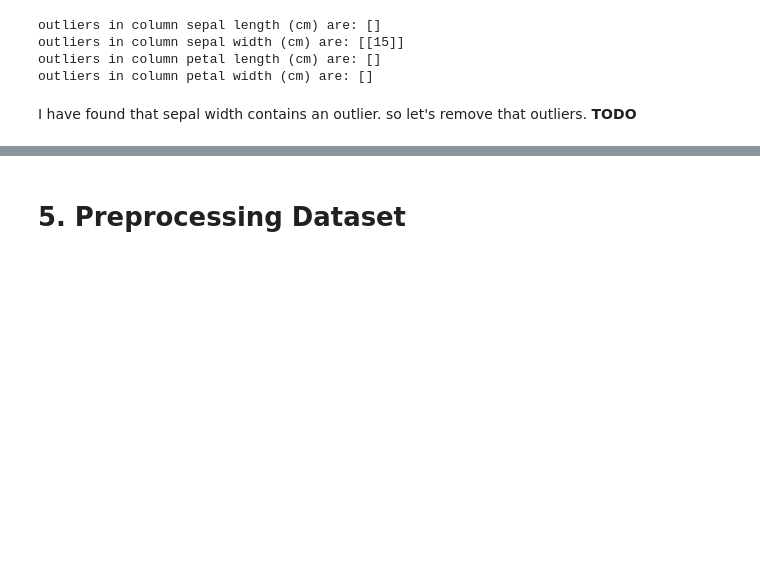
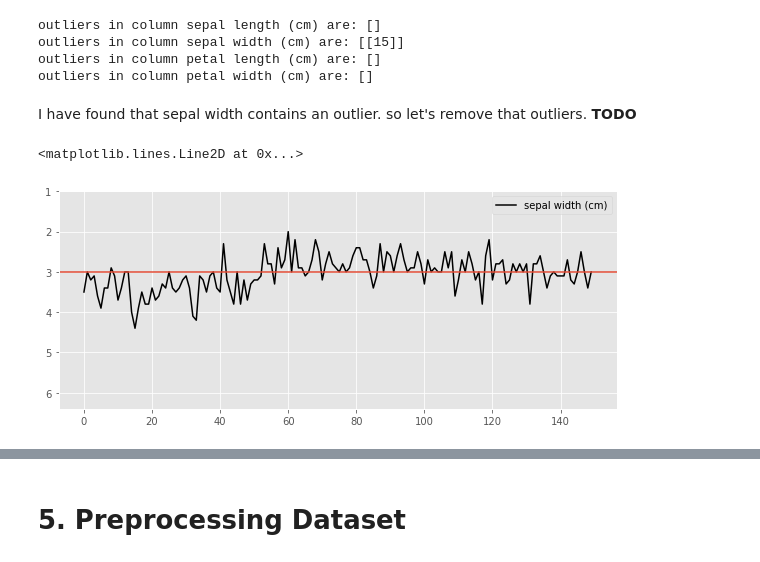
Before and after one commit to dipakgiri17/Projects, a Jupyter notebook: Iris_Flowers_Classification.ipynb, the cells around one changed output, grey strips where cells are left out. Saved outputs shown, nothing was run; the diff lists cells and outputs as text; code cells hidden in the pictures; blank space fills up the shorter version.

```diff
--- a/Iris_Flowers_Classification.ipynb
+++ b/Iris_Flowers_Classification.ipynb
@@ -173,3 +202,17 @@ outliers in column petal length (cm) are: []
 outliers in column petal width (cm) are: []
 # %% [markdown]
 I have found that sepal width contains an outlier. so let's remove that outliers. **TODO**
+# %%
+s = df["sepal width (cm)"]
+# %%
+
+plt.figure(figsize=(10, 4))
+plt.ylim(s.max() + 2)
+
+plt.plot(s, color="black", label=s.name)
+plt.legend()
+
+plt.axhline(s.median())
+# %% [output]
+<matplotlib.lines.Line2D at 0x...>
+[figure, added]
```
Also changed, not shown: parts of 11 cells of this notebook.
